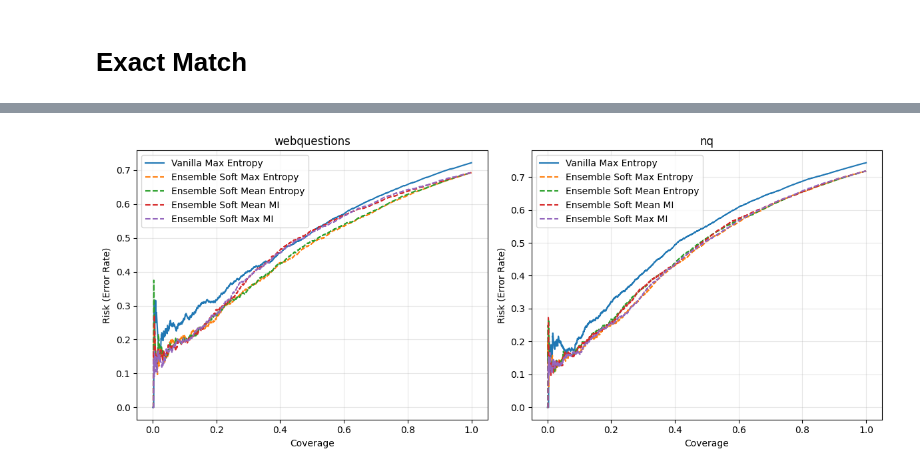
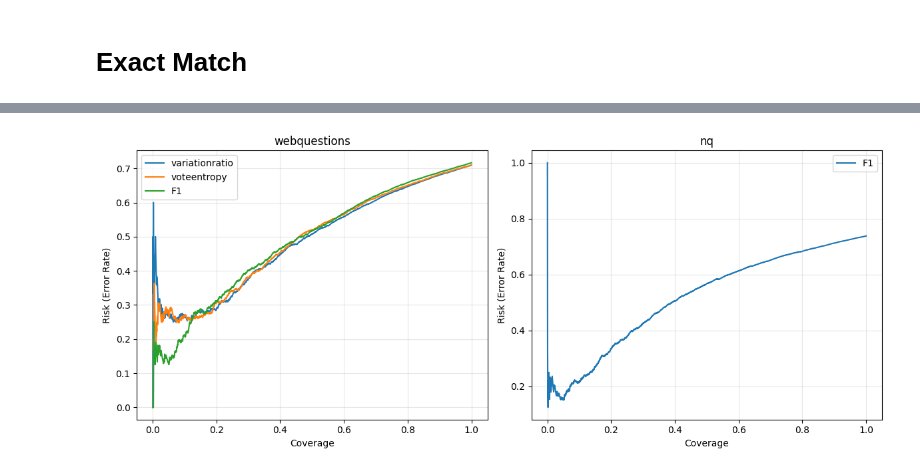
Before and after one commit to dries02/cbqa-ood, a Jupyter notebook: notebooks/results.ipynb, the cells around one changed output, grey strips where cells are left out. Drawn from its saved outputs; the diff is of its cells as text; code cells hidden in the pictures.

Commit message:
cleanup, added var ratio and vote entropy, fixed optimizer setup, removed early stopping, cleanup flipout, added scheduler

```diff
--- a/notebooks/results.ipynb
+++ b/notebooks/results.ipynb
@@ -445,11 +616,7 @@ nq           flipout-seq-hard-f1                 NaN  0.791617          NaN
 # %%
-import numpy as np
+from pathlib import Path
+
 import pandas as pd
-import matplotlib.pyplot as plt
-from pathlib import Path
-from sklearn.metrics import roc_auc_score, average_precision_score
-from typing import Optional
-
 
 
 def accuracy_at_coverage(uncertainty: np.ndarray, correctness: np.ndarray, target_cov: float) -> float:
@@ -478,22 +645,38 @@ def area_under_risk_coverage(uncertainty: np.ndarray, correctness: np.ndarray) -
     coverages, risks = risk_coverage_curve(uncertainty, correctness)
     return np.trapezoid(risks, coverages)
 
+def aurc_oracle(correctness: np.ndarray) -> float:
+    """
+    Oracle AURC: best-case ordering where all correct examples come first.
+    Implemented by using an 'oracle uncertainty' that ranks correct (0) before incorrect (1).
+    """
+    oracle_uncertainty = 1 - correctness.astype(np.float32)  # correct->0, wrong->1
+    return area_under_risk_coverage(oracle_uncertainty, correctness)
+
+def e_aurc(uncertainty: np.ndarray, correctness: np.ndarray) -> float:
+    """Excess AURC (lower is better)."""
+    return area_under_risk_coverage(uncertainty, correctness) - aurc_oracle(correctness)
+
 
 def compute_all_metrics(df: pd.DataFrame, uncertainty_col: str) -> dict:
-    uncertainty = df[uncertainty_col].values
-    correctness = df["correct"].values
+    uncertainty = df[uncertainty_col].to_numpy()
+    correctness = df["correct"].to_numpy().astype(np.float32)
+
+    aurc = area_under_risk_coverage(uncertainty, correctness)
+    eaurc = aurc - aurc_oracle(correctness)
 
     return {
         "AUROC": roc_auc_score(1 - correctness, uncertainty),
         "Acc@10": accuracy_at_coverage(uncertainty, correctness, 0.10),
         "Acc@20": accuracy_at_coverage(uncertainty, correctness, 0.20),
         "Acc@30": accuracy_at_coverage(uncertainty, correctness, 0.30),
-        "EM": correctness.mean(),  # same as Acc@100
+        "EM": correctness.mean(),
+        "AURC": aurc,
+        "E-AURC": eaurc,
     }
 
 def evaluate_selective_prediction(datasets: list[str], base_path: Path) -> pd.DataFrame:
     """Evaluate all models on selective prediction."""
-
     model_to_file = {
         "vanilla-hard": ("baselines-hard.jsonl", ["mean_entropy", "max_entropy", "perplexity"]),
         "vanilla-soft": ("baselines-soft.jsonl", ["mean_entropy", "max_entropy", "perplexity"]),
@@ -505,6 +688,8 @@ def evaluate_selective_prediction(datasets: list[str], base_path: Path) -> pd.Da
         "ensemble-tok-soft": ("ensemble5-soft-token.jsonl", ["mean_entropy", "max_entropy", "mean_mi", "max_mi"]),
 
         "mcdropout-seq-hard": ("mcdropout-hard-f1.jsonl", ["f1"]),
+        "mcdropout-seq-hard-vr": ("mcdropout-hard-variationratio.jsonl", ["variationratio"]),
+        "mcdropout-seq-hard-ve": ("mcdropout-hard-voteentropy.jsonl", ["voteentropy"]),
         "mcdropout-seq-soft": ("mcdropout-soft-f1.jsonl", ["f1"]),
         "flipout-seq-hard": ("flipout-hard-f1.jsonl", ["f1"]),
         "flipout-seq-soft": ("flipout-soft-f1.jsonl", ["f1"]),
@@ -520,8 +705,6 @@ def evaluate_selective_prediction(datasets: list[str], base_path: Path) -> pd.Da
                 continue
 
             df = pd.read_json(filepath, lines=True)
-
-            # Get prediction
             if "prediction" in df.columns:
                 df["pred"] = df["prediction"]
             elif "predictions" in df.columns:
@@ -530,10 +713,7 @@ def evaluate_selective_prediction(datasets: list[str], base_path: Path) -> pd.Da
                 print(f"No prediction column in {filepath}")
                 continue
 
-            # Compute correctness
             df["correct"] = df.apply(lambda r: exact_match(r["pred"], r["answers"]), axis=1)
-
-            # Compute metrics for each uncertainty measure
             for metric in metrics:
                 if metric not in df.columns:
                     print(f"Missing column {metric} in {filepath}")
@@ -545,25 +725,26 @@ def evaluate_selective_prediction(datasets: list[str], base_path: Path) -> pd.Da
                     "dataset": dataset,
                     "model": model,
                     "uncertainty": metric,
-                    **scores
+                    **scores,
                 })
 
     return pd.DataFrame(results)
 
 
-def plot_risk_coverage(datasets: list[str], base_path: Path, output_path: Optional[Path] = None):
+def plot_risk_coverage(datasets: list[str], base_path: Path):
     """Plot risk-coverage curves for all models."""
+    model_to_file = {
+        "variationratio": ("mcdropout-hard-variationratio.jsonl", "variationratio"),
+        "voteentropy": ("mcdropout-hard-voteentropy.jsonl", "voteentropy"),
+        "F1": ("mcdropout-hard-f1.jsonl", "f1"),
 
-    model_to_file = {
-        "Vanilla Max Entropy": ("baselines-hard.jsonl", "max_entropy"),
-        "Ensemble Soft Max Entropy": ("ensemble5-hard-token.jsonl", "max_entropy"),
-        "Ensemble Soft Mean Entropy": ("ensemble5-hard-token.jsonl", "mean_entropy"),
-        "Ensemble Soft Mean MI": ("ensemble5-hard-token.jsonl", "mean_mi"),
-        "Ensemble Soft Max MI": ("ensemble5-hard-token.jsonl", "max_mi"),
+        # "Ensemble Soft Mean Entropy": ("ensemble5-hard-token.jsonl", "mean_entropy"),
+        # "Ensemble Soft Mean MI": ("ensemble5-hard-token.jsonl", "mean_mi"),
+        # "Ensemble Soft Max MI": ("ensemble5-hard-token.jsonl", "max_mi"),
 
     }
 
-    fig, axes = plt.subplots(1, 2, figsize=(12, 5))
+    _, axes = plt.subplots(1, 2, figsize=(12, 5))
 
     for idx, dataset in enumerate(datasets):
         ax = axes[idx]
@@ -594,28 +775,23 @@ def plot_risk_coverage(datasets: list[str], base_path: Path, output_path: Option
         ax.grid(True, alpha=0.3)
 
     plt.tight_layout()
-
-    if output_path:
-        plt.savefig(output_path, dpi=150, bbox_inches="tight")
     plt.show()
 
 
 def generate_latex_table(df: pd.DataFrame, metric: str = "mean_entropy") -> str:
     """Generate LaTeX table for AUROC results."""
-
     # Filter to specific uncertainty metric
     subset = df[df["uncertainty"] == metric].copy()
 
     # Pivot for nice table
     pivot = subset.pivot_table(
         index=["dataset", "model"],
-        values=["AUROC", "Acc@10", "Acc@20"]
+        values=["AUROC", "Acc@10", "Acc@20", "E-AURC"]
     ).round(3)
 
     return pivot.to_latex()
 
 
-# Main execution
 if __name__ == "__main__":
     base_path = Path("../results")
     datasets = ["webquestions", "nq"]
@@ -637,7 +813,7 @@ if __name__ == "__main__":
     cov_pivot = results_df[results_df["uncertainty"] == "mean_entropy"].pivot_table(
         index="dataset",
         columns="model",
-        values="Acc@20"
+        values="Acc@20",
     ).round(3)
     print(cov_pivot)
 
@@ -670,2 +846,2 @@ webquestions         0.675         0.658
-[figure, old version]
+[figure, new version]
 === LaTeX Table ===
```
Also changed, not shown: parts of 9 cells of this notebook, 28 other files.
